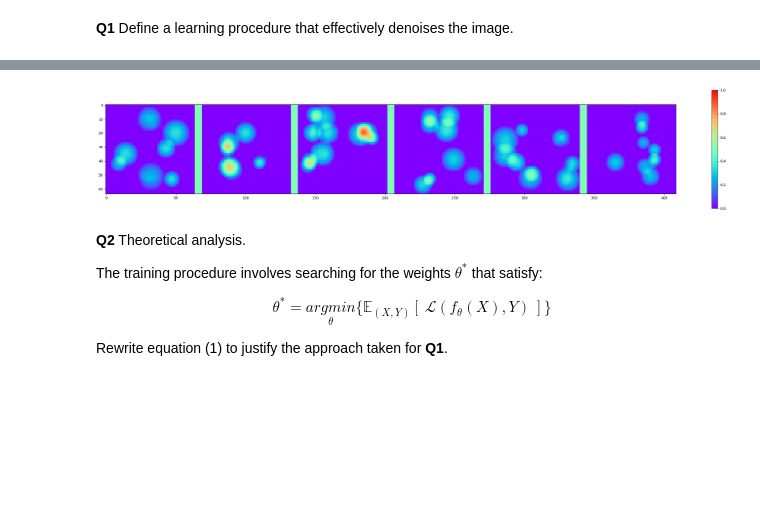
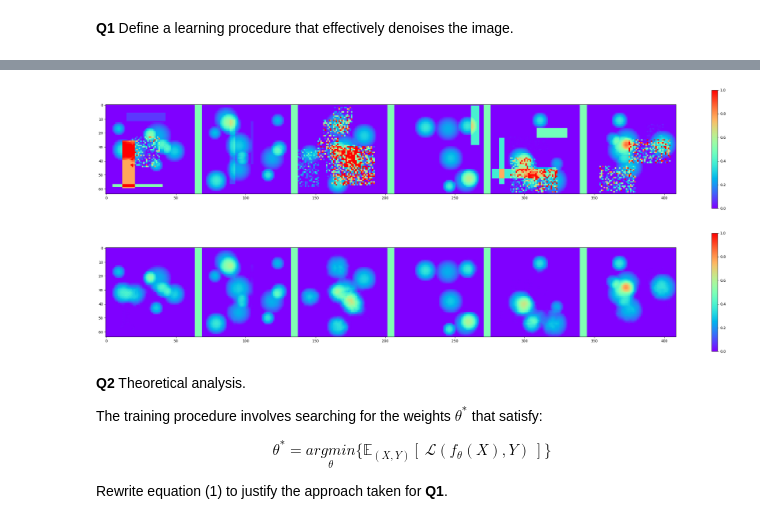
Before and after one commit to jramassa/ml-student, a Jupyter notebook: TP3/TP3_part2.ipynb, the cells around one changed output, grey strips where cells are left out. Drawn from its saved outputs; the diff is of its cells as text; code cells hidden in the pictures; blank space fills up the shorter version.

```diff
--- a/TP3/TP3_part2.ipynb
+++ b/TP3/TP3_part2.ipynb
@@ -133,22 +133,26 @@ plt.plot(train_losses)
 # %%
 # viz:
 
 fcn.eval()
 input, target = gen_noise2noise(6)
 input = input.cuda()
 
 output = fcn(input)
 
 output = output.to('cpu').detach()
 
-input
+input = input.to('cpu')
 
 fig3 = plt.figure(2, figsize=(36, 6))
+voir_batch2D(input, 6, fig3, k=0, min_scale=0,max_scale=1)
+
+fig4 = plt.figure(3, figsize=(36, 6))
 voir_batch2D(output, 6, fig3, k=0, min_scale=0,max_scale=1)
 
 ### TODO ###
 # %% [output]
-[figure, old version]
+[figure, new version]
+[figure, added]
 # %% [markdown]
 **Q2** Theoretical analysis.
 
```
Also changed, not shown: parts of 11 cells of this notebook.
